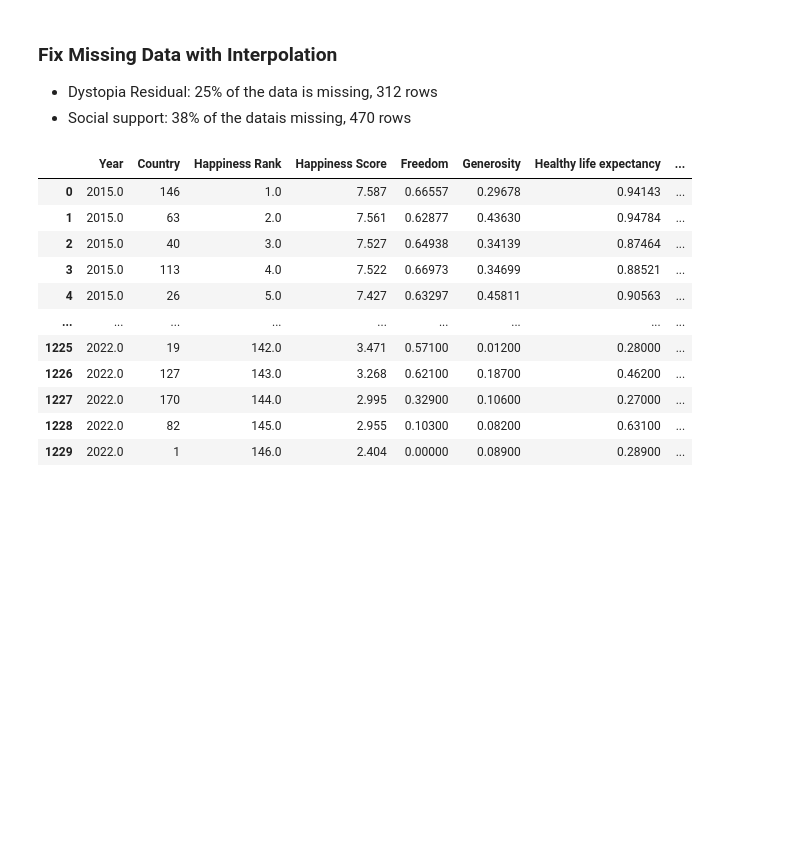
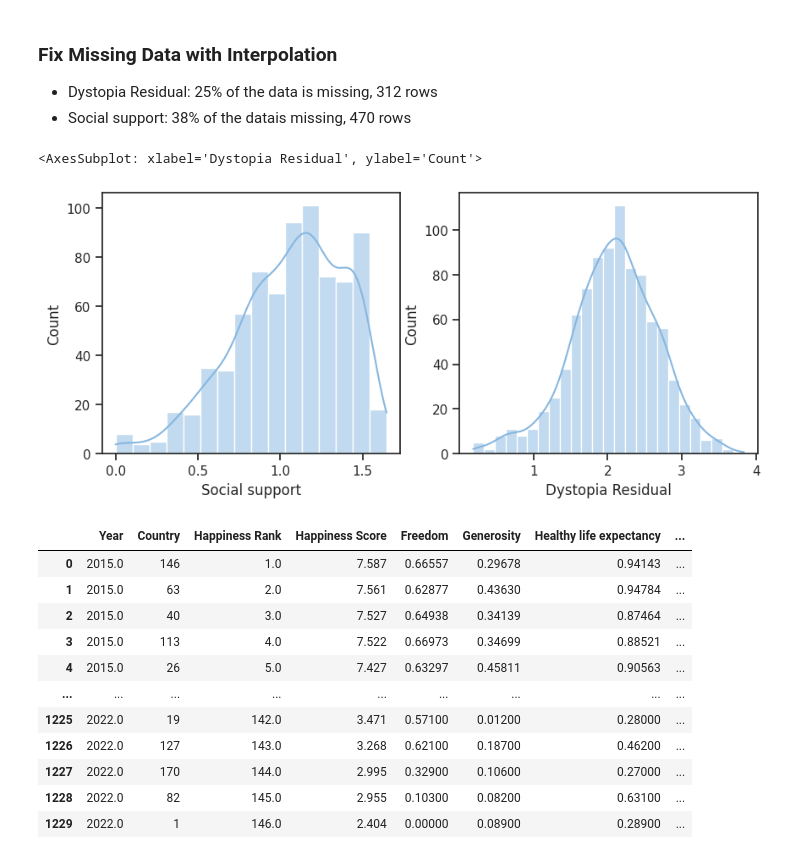
Before and after one commit to gabis96/ML-models-comparison, a Jupyter notebook: notebooks/2.feature_engineering.ipynb, the cells around one changed output. Saved outputs shown, nothing was run; the diff lists cells and outputs as text; code cells hidden in the pictures; blank space fills up the shorter version.

Commit message:
Add interpolation analysis for data imputation.

```diff
--- a/notebooks/2.feature_engineering.ipynb
+++ b/notebooks/2.feature_engineering.ipynb
@@ -14,4 +14,5 @@ import matplotlib.pyplot as plt
 palette = sns.color_palette(palette="blend:#87b7e0,#cf604a")
 sns.set_theme(style="ticks", palette=palette, color_codes=True)
 # %%
-df = pd.read_csv('../data/processed/WorldHappinees2015_2022')
+df = pd.read_csv('../data/processed/WorldHappinees.csv')
+df
@@ -115,6 +130,15 @@ df[df['Perceptions of corruption'].isna()] = emirates_df["Perceptions of corrupt
 ### Fix Missing Data with Interpolation
 - Dystopia Residual: 25% of the data is missing, 312 rows
 - Social support: 38% of the datais missing, 470 rows
+# %%
+# Visualize Social support
+f, ax = plt.subplots(1, 2, figsize=(10,4))
+
+sns.histplot(df, x="Social support", kde=True, ax=ax[0]) # skewed distribution
+sns.histplot(df, x="Dystopia Residual", kde=True, ax=ax[1])
+# %% [output]
+<AxesSubplot: xlabel='Dystopia Residual', ylabel='Count'>
+[figure, added]
 # %%
 # Apply label encoding for column Country with .cat.codes
 df_le = df.copy()
```
Also changed, not shown: parts of 38 cells of this notebook.
